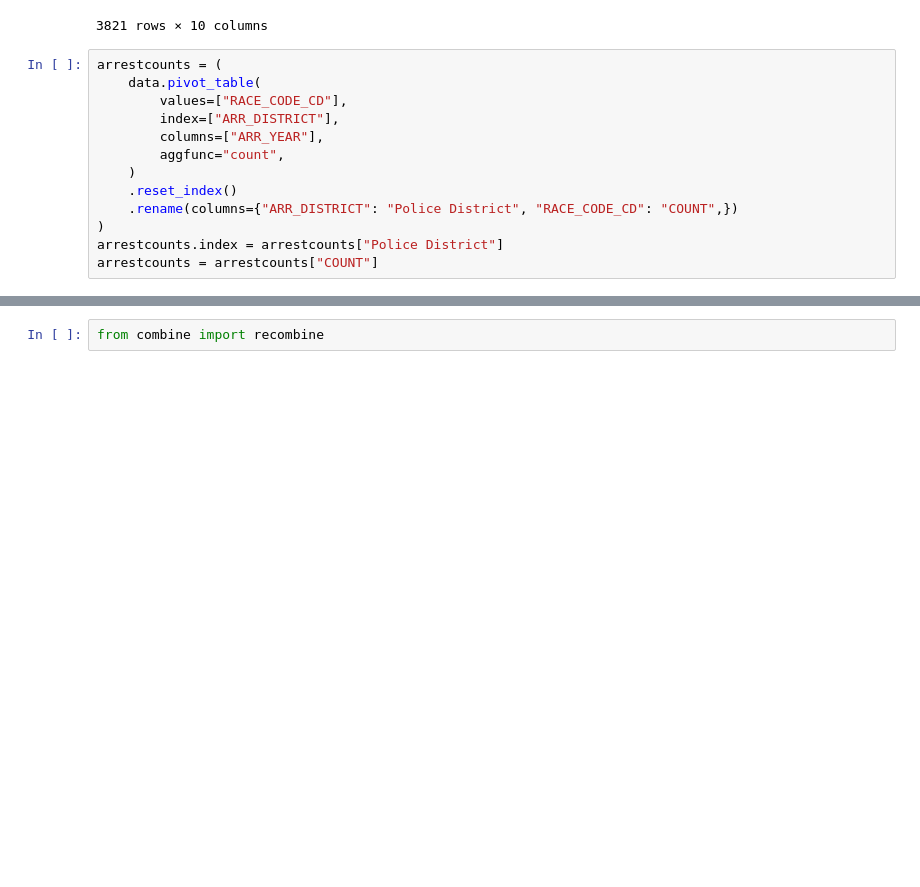
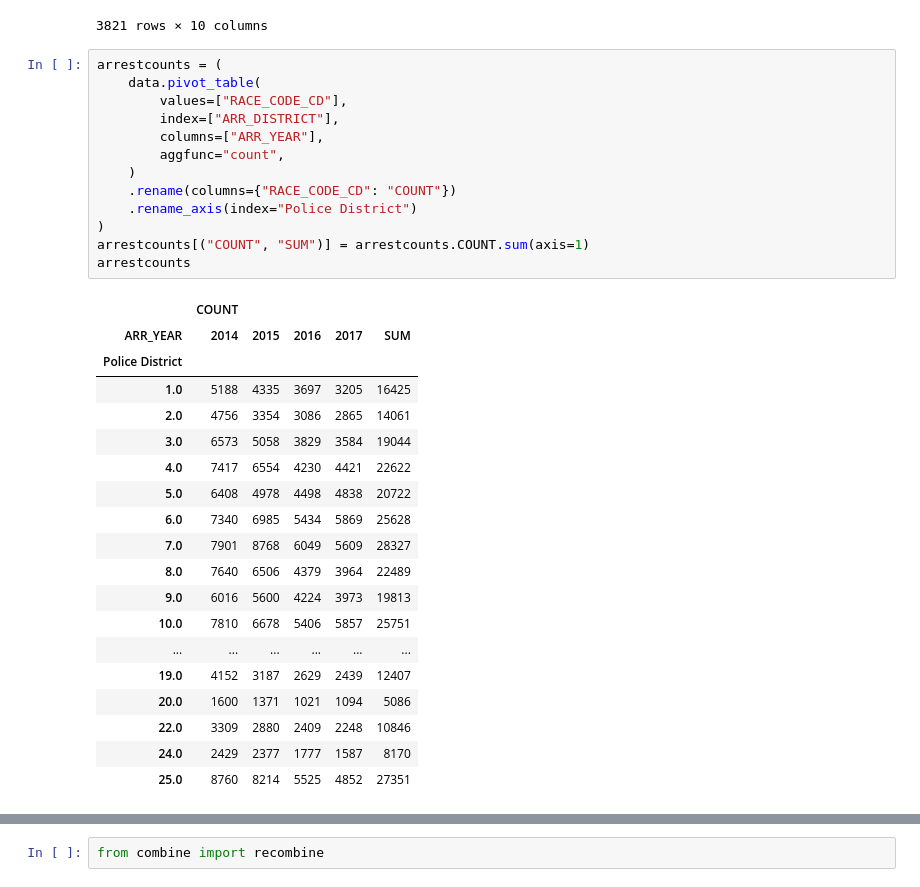
Before and after one commit to csridlen/Python-Project-1, a Jupyter notebook: code/arrestdata.ipynb, the cells around one changed output, grey strips where cells are left out. Cells and saved outputs as stored; diff of their text form; blank space fills up the shorter version.

```diff
--- a/code/arrestdata.ipynb
+++ b/code/arrestdata.ipynb
@@ -50,13 +50,33 @@ data[data["ARR_DISTRICT"].isnull()]
 # %%
 arrestcounts = (
     data.pivot_table(
         values=["RACE_CODE_CD"],
         index=["ARR_DISTRICT"],
         columns=["ARR_YEAR"],
         aggfunc="count",
     )
-    .reset_index()
-    .rename(columns={"ARR_DISTRICT": "Police District", "RACE_CODE_CD": "COUNT",})
+    .rename(columns={"RACE_CODE_CD": "COUNT"})
+    .rename_axis(index="Police District")
 )
-arrestcounts.index = arrestcounts["Police District"]
-arrestcounts = arrestcounts["COUNT"]
+arrestcounts[("COUNT", "SUM")] = arrestcounts.COUNT.sum(axis=1)
+arrestcounts
+# %% [output]
+|  | COUNT |  |  |  |  |
+| ARR_YEAR | 2014 | 2015 | 2016 | 2017 | SUM |
+| Police District |  |  |  |  |  |
+| 1.0 | 5188 | 4335 | 3697 | 3205 | 16425 |
+| 2.0 | 4756 | 3354 | 3086 | 2865 | 14061 |
+| 3.0 | 6573 | 5058 | 3829 | 3584 | 19044 |
+| 4.0 | 7417 | 6554 | 4230 | 4421 | 22622 |
+| 5.0 | 6408 | 4978 | 4498 | 4838 | 20722 |
+| 6.0 | 7340 | 6985 | 5434 | 5869 | 25628 |
+| 7.0 | 7901 | 8768 | 6049 | 5609 | 28327 |
+| 8.0 | 7640 | 6506 | 4379 | 3964 | 22489 |
+| 9.0 | 6016 | 5600 | 4224 | 3973 | 19813 |
+| 10.0 | 7810 | 6678 | 5406 | 5857 | 25751 |
+| ... | ... | ... | ... | ... | ... |
+| 19.0 | 4152 | 3187 | 2629 | 2439 | 12407 |
+| 20.0 | 1600 | 1371 | 1021 | 1094 | 5086 |
+| 22.0 | 3309 | 2880 | 2409 | 2248 | 10846 |
+| 24.0 | 2429 | 2377 | 1777 | 1587 | 8170 |
+| 25.0 | 8760 | 8214 | 5525 | 4852 | 27351 |
```
Also changed, not shown: parts of 9 cells of this notebook.
